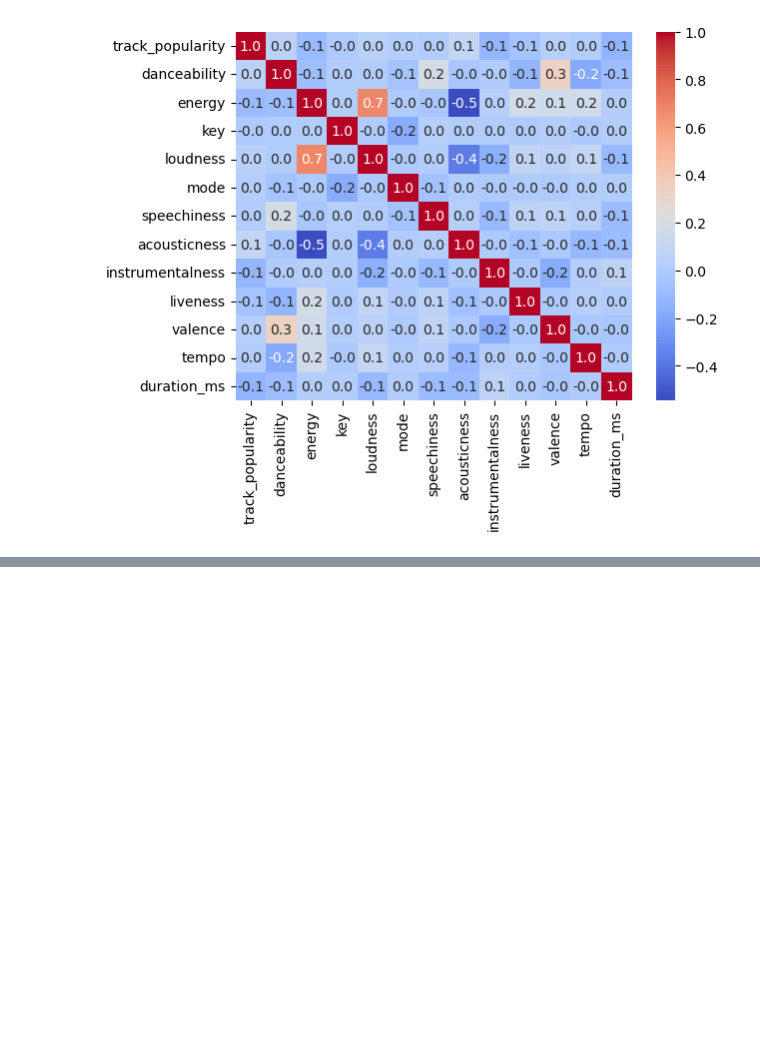
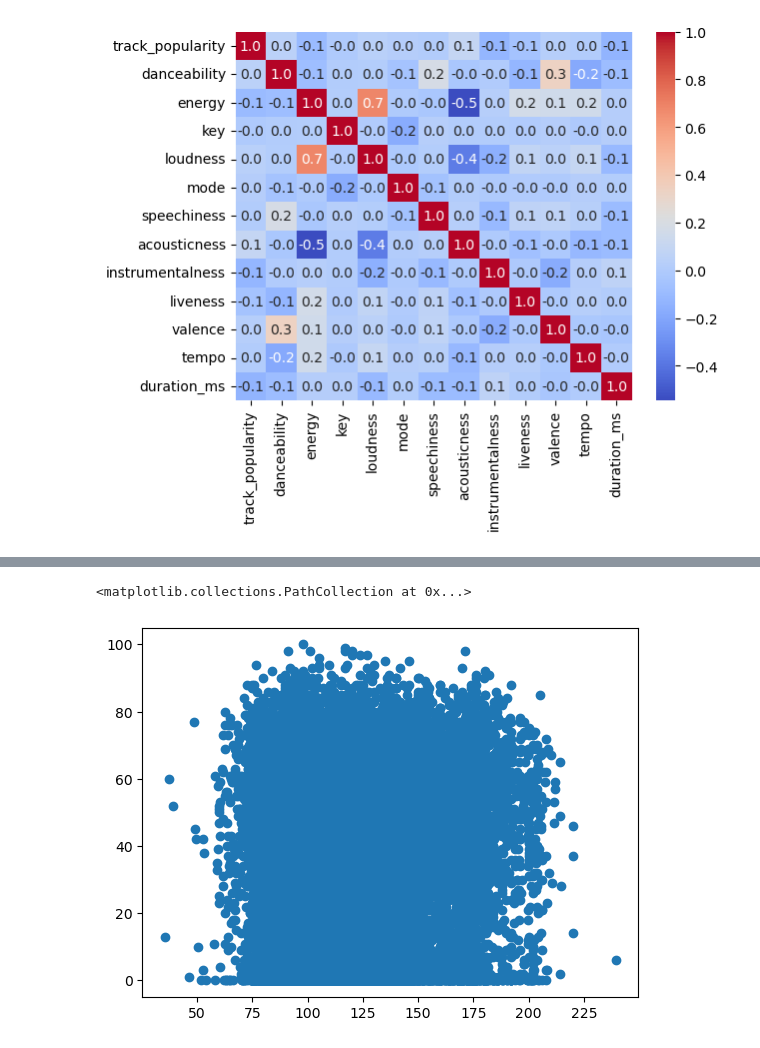
Before and after one commit to gstirk27/stat486-final_project, a Jupyter notebook: spotify_analysis.ipynb, the cells around one changed output, grey strips where cells are left out. Saved outputs shown, nothing was run; the diff lists cells and outputs as text; code cells hidden in the pictures; blank space fills up the shorter version.

```diff
--- a/spotify_analysis.ipynb
+++ b/spotify_analysis.ipynb
@@ -147,0 +161,5 @@ sb.heatmap(correlation_matrix, annot=True, cmap='coolwarm', fmt=".1f")
+# %%
+plt.pyplot.scatter(df['tempo'],df['track_popularity'])
+# %% [output]
+<matplotlib.collections.PathCollection at 0x...>
+[figure, added]
```
Also changed, not shown: parts of 7 cells of this notebook, 3 other files.
